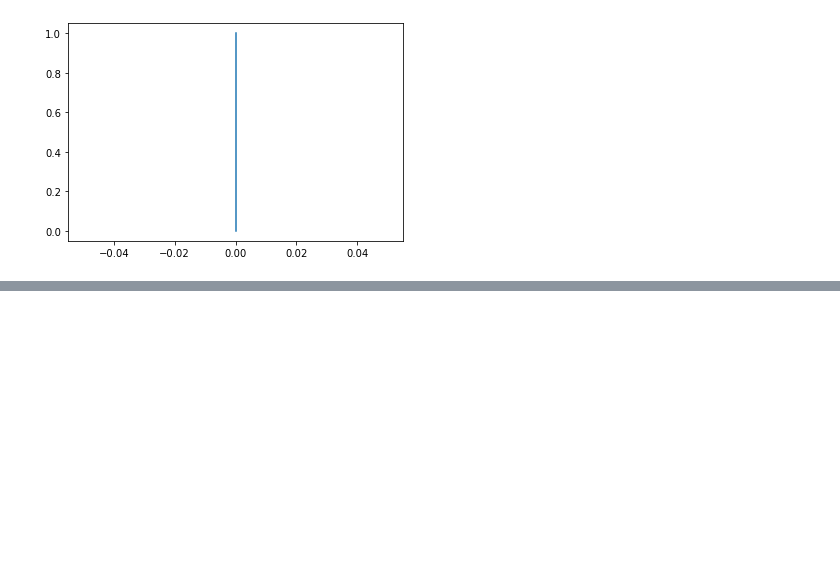
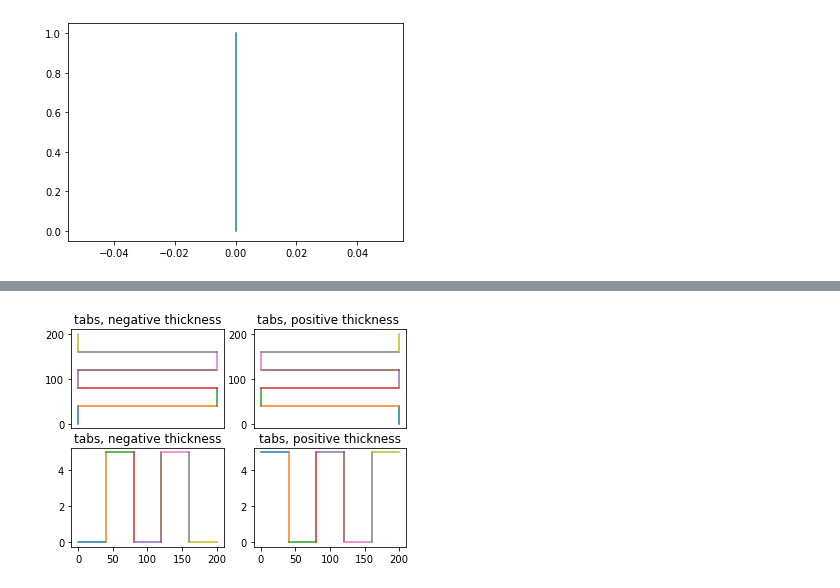
Before and after one commit to dangraf/box_generator, a Jupyter notebook: 00_core.ipynb, the cells around one changed output, grey strips where cells are left out. Drawn from its saved outputs; the diff is of its cells as text; code cells hidden in the pictures; blank space fills up the shorter version.

```diff
--- a/00_core.ipynb
+++ b/00_core.ipynb
@@ -154,2 +165,38 @@ def _segments_to_tabs(segments, ax, tabsize):
 
     return lines
+# %%
+tabsize = 40
+thickness = 5
+l = 200
+
+line = OneLine([0, l, 0,0])
+segments= line2segmented_pointlist(line, tabsize)
+tabs = segments_to_tabs(segments, line.ax, -thickness)
+plt.subplot(2,2,1)
+plt.title('tabs, negative thickness')
+plot_lines(tabs)
+plt.xticks([])
+assert np.min(tabs) == 0.0
+
+tabs = segments_to_tabs(segments, line.ax, thickness)
+plt.subplot(2,2,2)
+plt.title('tabs, positive thickness ')
+plot_lines(tabs)
+plt.xticks([])
+assert np.min(tabs) == 0.0
+
+line = OneLine([ l,0,  0,0])
+segments = line2segmented_pointlist(line, tabsize)
+tabs = segments_to_tabs(segments, line.ax, -thickness)
+plt.subplot(2,2,3)
+plt.title('tabs, negative thickness')
+plot_lines(tabs)
+assert np.min(tabs) == 0.0
+
+tabs = segments_to_tabs(segments, line.ax, thickness)
+plt.subplot(2,2,4)
+plt.title('tabs, positive thickness')
+plot_lines(tabs)
+assert np.min(tabs) == 0.0
+# %% [output]
+[figure, added]
```
Also changed, not shown: parts of 11 cells of this notebook, 5 other files.
